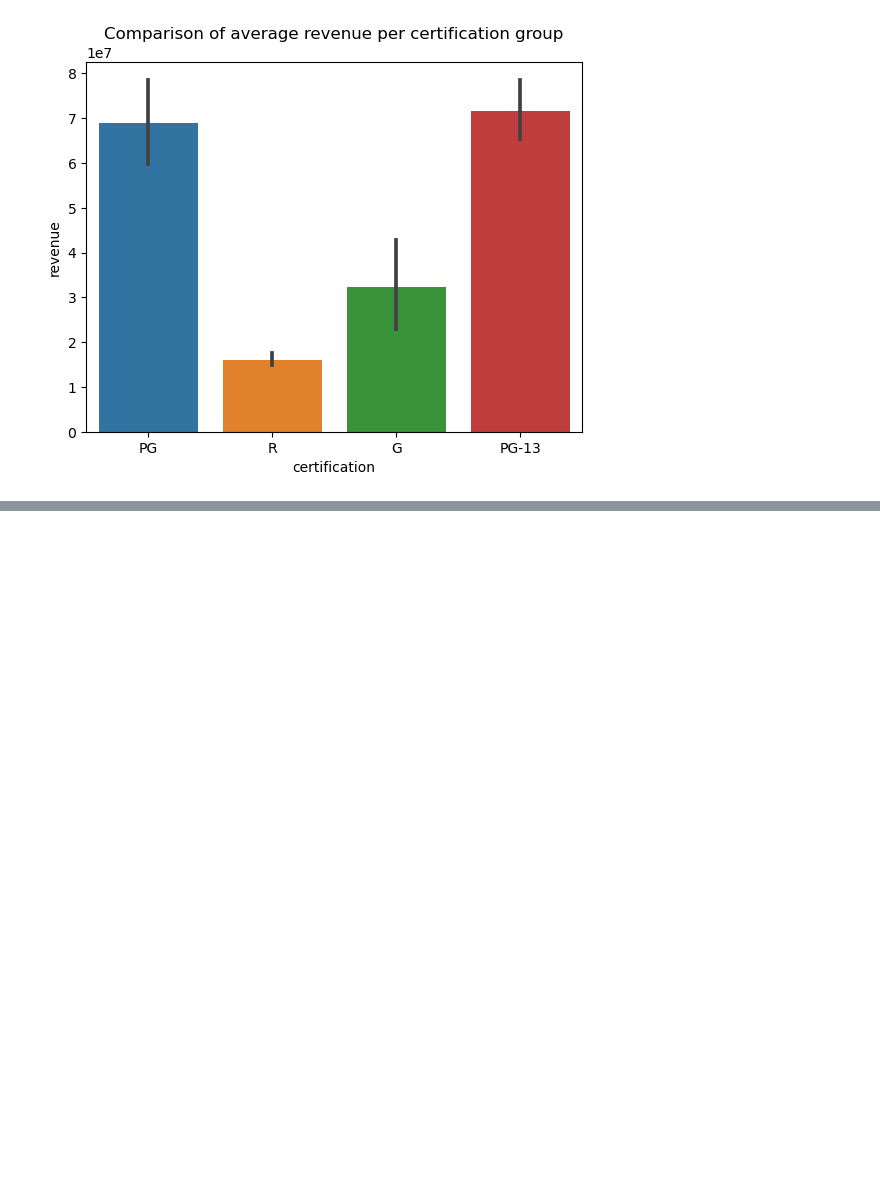
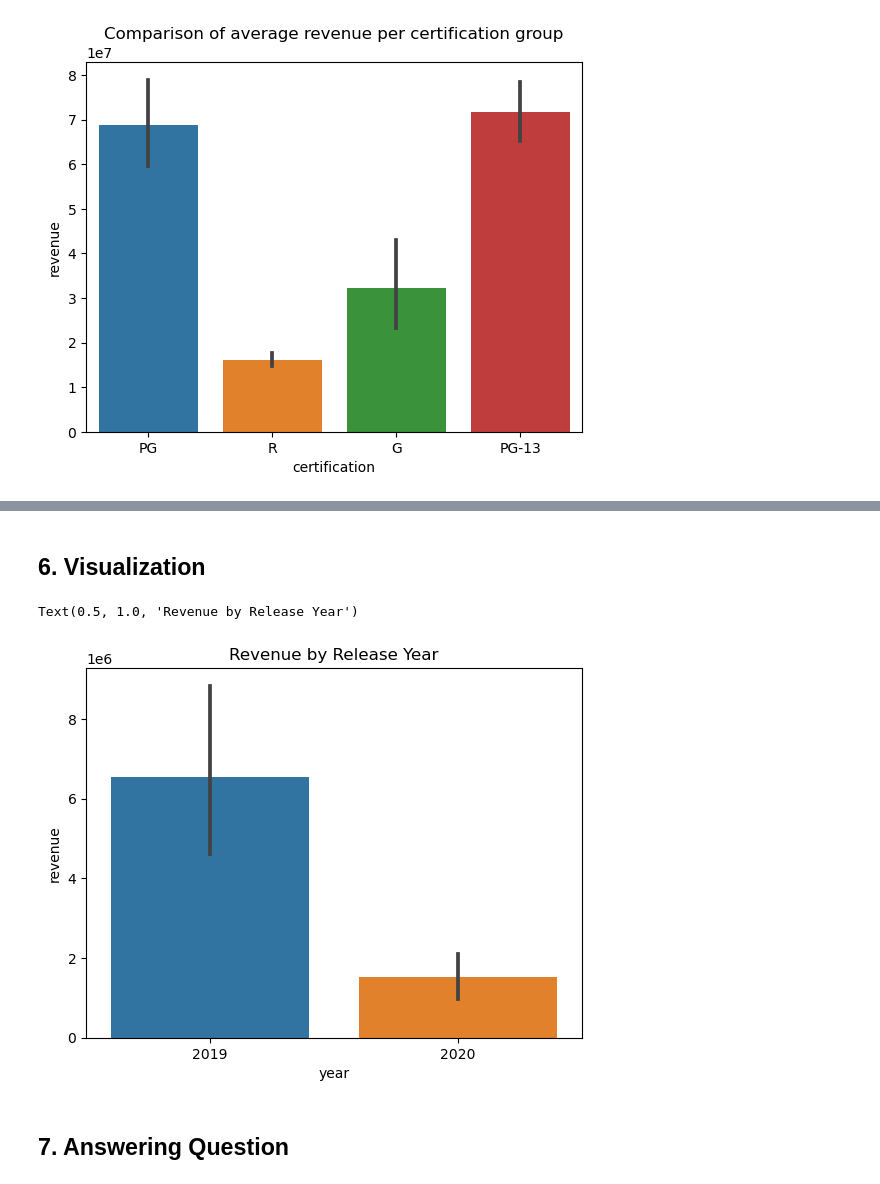
Before and after one commit to ericakitano/Project-3---Movies, a Jupyter notebook: Part 4 - Hypothesis_Testing.ipynb, the cells around one changed output, grey strips where cells are left out. Saved outputs shown, nothing was run; the diff lists cells and outputs as text; code cells hidden in the pictures; blank space fills up the shorter version.

```diff
--- a/Part 4 - Hypothesis_Testing.ipynb
+++ b/Part 4 - Hypothesis_Testing.ipynb
@@ -877,0 +981,3 @@ Text(0.5, 1.0, 'Revenue by Movie Length')
+# %%
+filter_2019 = Q3_df['year'] == 2019
+Q3_df[filter_2019]
@@ -877,0 +998,3 @@ Text(0.5, 1.0, 'Revenue by Movie Length')
+# %%
+filter_2020 = Q3_df['year'] == 2020
+Q3_df[filter_2020]
@@ -877,0 +1015,4 @@ Text(0.5, 1.0, 'Revenue by Movie Length')
+# %%
+combined_filter = filter_2019 | filter_2020
+# %%
+Q3_df = Q3_df[combined_filter]
@@ -877,0 +1154,10 @@ Text(0.5, 1.0, 'Revenue by Movie Length')
+# %% [markdown]
+## 6. Visualization
+# %%
+ax = sns.barplot(data=Q3_df, x='year', y='revenue')
+ax.set_title('Revenue by Release Year')
+# %% [output]
+Text(0.5, 1.0, 'Revenue by Release Year')
+[figure, added]
+# %% [markdown]
+## 7. Answering Question
```
Also changed, not shown: parts of 148 cells of this notebook.
